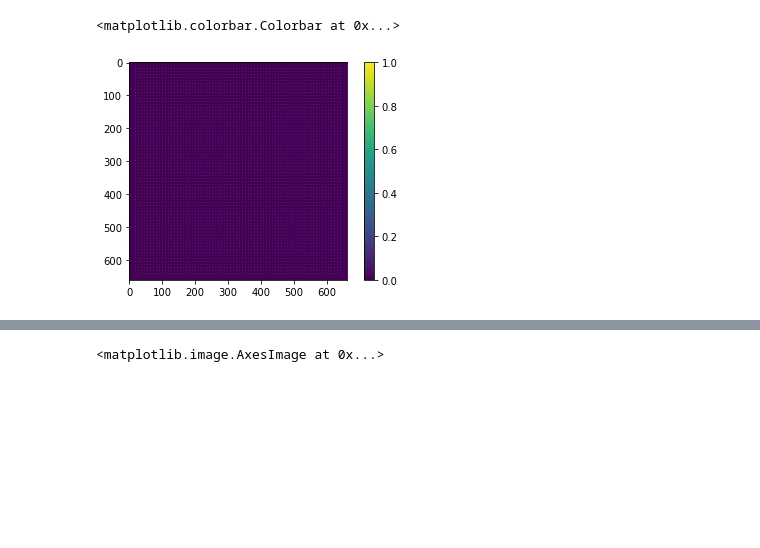
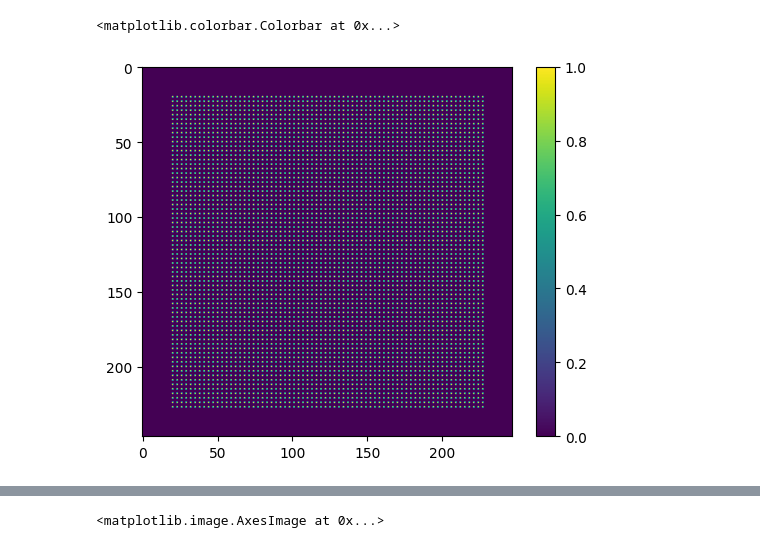
Before and after one commit to nsong03/Ultracold-Research, a Jupyter notebook: GWS-Summer2024/tweezergeneration_simulation.ipynb, the cells around one changed output, grey strips where cells are left out. Cells and saved outputs as stored; diff of their text form; code cells hidden in the pictures; blank space fills up the shorter version.

```diff
--- a/GWS-Summer2024/tweezergeneration_simulation.ipynb
+++ b/GWS-Summer2024/tweezergeneration_simulation.ipynb
@@ -55,8 +58,8 @@ errormetric = Err_MaxMinDiff
 
 
 
-sizefactor = 3
-tweezerspacing = 9
+sizefactor = 1
+tweezerspacing = 3
 numxtweezers = 70
 numytweezers = 70
 imgname = f"{numxtweezers}by{numytweezers}_{tweezerspacing}spacing_mag{sizefactor}" # DEFINE NAME FIRST
@@ -82,9 +85,9 @@ print(f"Airy disk radius is: {airydiskradius * 10**6} microns")
 print(f"Tweezer spacing is: {tweezerspacing * fourierplanesize * 10**6} microns")
 
 # tweezerarray = cp.array(gaussian_filter(tweezerarray.get(), airydiskradius / fourierplanesize /(2 * np.sqrt(2 * np.log(2)))))
-tweezerarray = cp.array(gaussian_filter(tweezerarray.get(), 0.2))
+tweezerarray = cp.array(gaussian_filter(tweezerarray, 0.2))
 
 tweezerarray = tweezerarray / cp.max(tweezerarray)
-plt.imshow(zoomin(tweezerarray).get())
+plt.imshow(zoomin(tweezerarray))
 plt.colorbar()
 # %% [output]
@@ -94,5 +97,5 @@ Tweezer spacing is: 45.4326923076923 microns
 <matplotlib.colorbar.Colorbar at 0x...>
-[figure, old version]
+[figure, new version]
 # %%
 # Get the kvectors from the tweezer array
 kvector_tweezers = makeinitialkvectors(tweezerarray)
```
Also changed, not shown: parts of 7 cells of this notebook, 27 other files.
